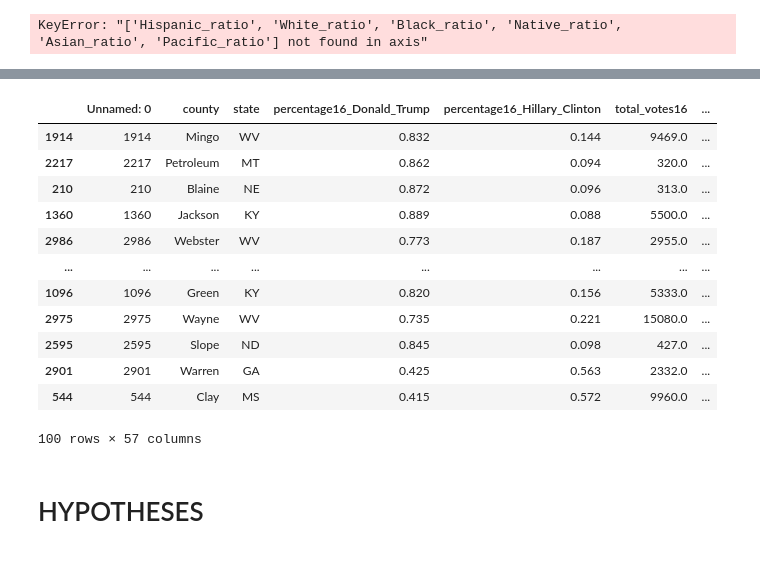
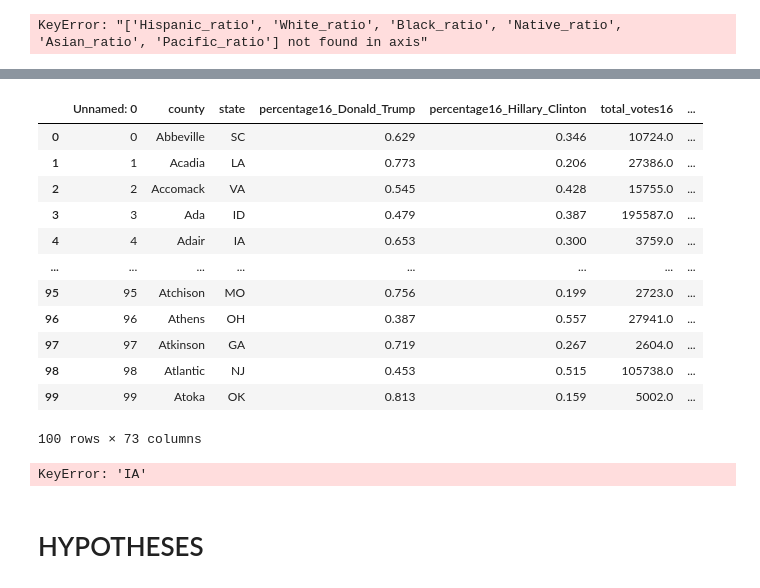
Before and after one commit to XDEBUF/covid_social_poll, a Jupyter notebook: covid inference.ipynb, the cells around one changed output, grey strips where cells are left out. Drawn from its saved outputs; the diff is of its cells as text; code cells hidden in the pictures.

Commit message:
covid inference.ipynb work on piechart preparation and factorisation. Key error on IA-->Iowa

```diff
--- a/covid inference.ipynb
+++ b/covid inference.ipynb
@@ -230,7 +254,7 @@ list_col=['Hispanic','White','Black','Native','Asian','Pacific']
 list_job=['Professional','Service','Office','Construction','Production']
 list_transport=['Drive','Carpool','Transit','Walk','OtherTransp','WorkAtHome']
 list_type_empl=['Employed','PrivateWork','PublicWork','SelfEmployed','FamilyWork','Unemployment']
-min_list=[0,10,30,50,70,90,100]
+min_list=[0,10,30,40,50,60,70,80,90,100]
 # %%
 
 df_0=borne('Hispanic',min_list,df_work)
@@ -267,8 +291,12 @@ list_type_empl=['Employed','PrivateWork','PublicWork','SelfEmployed','FamilyWork
 # %%
 df_ratio = pd.concat([df_0.Hispanic_ratio, df_1.White_ratio, df_2.Black_ratio, df_3.Native_ratio, df_4.Asian_ratio, df_5.Pacific_ratio], axis=1)
 df_job_ratio = pd.concat([df_job_0.Professional_ratio,df_job_1.Service_ratio,df_job_2.Office_ratio,df_job_3.Construction_ratio,df_job_4.Production_ratio], axis=1)
-df_transp_ratio = pd.concat([df_transp_0.Drive_ratio,df_transp_1.Carpool_ratio,df_transp_2,df_transp_3,df_transp_4,df_transp_5], axis=1)
-df_type_ratio
+df_transp_ratio = pd.concat([df_transp_0.Drive_ratio,df_transp_1.Carpool_ratio,df_transp_2.Transit_ratio,df_transp_3.Walk_ratio,df_transp_4.OtherTransp_ratio,df_transp_5.WorkAtHome_ratio], axis=1)
+df_type_ratio = pd.concat([df_type_0.Employed_ratio, df_type_1.PrivateWork_ratio, df_type_2.PublicWork_ratio, df_type_3.SelfEmployed_ratio, df_type_4.FamilyWork_ratio,df_type_5.Unemployment_ratio], axis=1)
 # %%
 df_ratio.head()
-df_ratio=df_ratio.fillna(0)
+df_ratio=df_ratio.fillna("Unknown")
+df_job_ratio = df_job_ratio.fillna("Unknown")
+df_transp_ratio = df_transp_ratio.fillna("Unknown")
+df_type_ratio = df_type_ratio.fillna("Unknown")
+df_job_ratio.head()
@@ -281,3 +316,7 @@ df_county=df_county.drop(list_colRatio, axis=1)
 KeyError: "['Hispanic_ratio', 'White_ratio', 'Black_ratio', 'Native_ratio', 'Asian_ratio', 'Pacific_ratio'] not found in axis"
 # %%
 df_stats = pd.concat([df_county,df_ratio], axis=1, join='inner')
+df_stats=pd.concat([df_stats, df_job_ratio], axis=1, join='inner')
+df_stats=pd.concat([df_stats,df_transp_ratio], axis=1, join='inner')
+df_stats=pd.concat([df_stats, df_type_ratio], axis=1, join='inner')
+df_stats.info()
@@ -284,17 +341,19 @@ df_stats = pd.concat([df_county,df_ratio], axis=1, join='inner')
 # %%
-df_stats=df_stats.sort_values('Hispanic')
-df_stats.head(100)
+df2 = df_stats.iloc[:,:50]
+df3 = df_stats.iloc[:,68:]
+df_exploit =pd.concat([df2,df3], axis=1, join='inner')
+df_exploit.head(100)
 # %% [output]
 |  | Unnamed: 0 | county | state | percentage16_Donald_Trump | percentage16_Hillary_Clinton | total_votes16 | ... |
-| 1914 | 1914 | Mingo | WV | 0.832 | 0.144 | 9469.0 | ... |
-| 2217 | 2217 | Petroleum | MT | 0.862 | 0.094 | 320.0 | ... |
-| 210 | 210 | Blaine | NE | 0.872 | 0.096 | 313.0 | ... |
-| 1360 | 1360 | Jackson | KY | 0.889 | 0.088 | 5500.0 | ... |
-| 2986 | 2986 | Webster | WV | 0.773 | 0.187 | 2955.0 | ... |
+| 0 | 0 | Abbeville | SC | 0.629 | 0.346 | 10724.0 | ... |
+| 1 | 1 | Acadia | LA | 0.773 | 0.206 | 27386.0 | ... |
+| 2 | 2 | Accomack | VA | 0.545 | 0.428 | 15755.0 | ... |
+| 3 | 3 | Ada | ID | 0.479 | 0.387 | 195587.0 | ... |
+| 4 | 4 | Adair | IA | 0.653 | 0.300 | 3759.0 | ... |
 | ... | ... | ... | ... | ... | ... | ... | ... |
-| 1096 | 1096 | Green | KY | 0.820 | 0.156 | 5333.0 | ... |
-| 2975 | 2975 | Wayne | WV | 0.735 | 0.221 | 15080.0 | ... |
-| 2595 | 2595 | Slope | ND | 0.845 | 0.098 | 427.0 | ... |
-| 2901 | 2901 | Warren | GA | 0.425 | 0.563 | 2332.0 | ... |
-| 544 | 544 | Clay | MS | 0.415 | 0.572 | 9960.0 | ... |
+| 95 | 95 | Atchison | MO | 0.756 | 0.199 | 2723.0 | ... |
+| 96 | 96 | Athens | OH | 0.387 | 0.557 | 27941.0 | ... |
+| 97 | 97 | Atkinson | GA | 0.719 | 0.267 | 2604.0 | ... |
+| 98 | 98 | Atlantic | NJ | 0.453 | 0.515 | 105738.0 | ... |
+| 99 | 99 | Atoka | OK | 0.813 | 0.159 | 5002.0 | ... |
-100 rows × 57 columns
+100 rows × 73 columns
@@ -301,3 +367,11 @@ df_stats.head(100)
+# %%
+region_fc(df_exploit,df_exploit["state"],MidWest_abr,"MidWest")
+region_fc(df_exploit,df_exploit["state"],Northeast_abr, "Northeast")
+region_fc(df_exploit,df_exploit["state"],West_abr, "West")
+region_fc(df_exploit,df_exploit["state"],Northeast_abr, "Northeast")
+df_exploit.head(200)
+# %% [output]
+KeyError: 'IA'
 # %% [markdown]
 # HYPOTHESES
 # %% [markdown]
```
Also changed, not shown: parts of 18 cells of this notebook.
